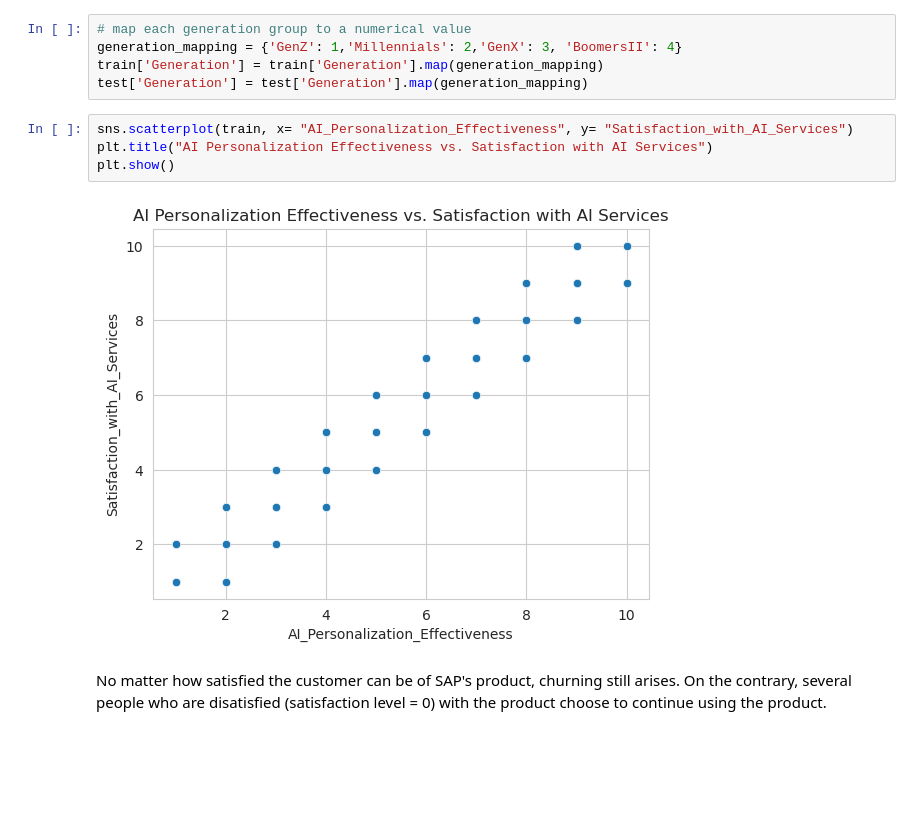
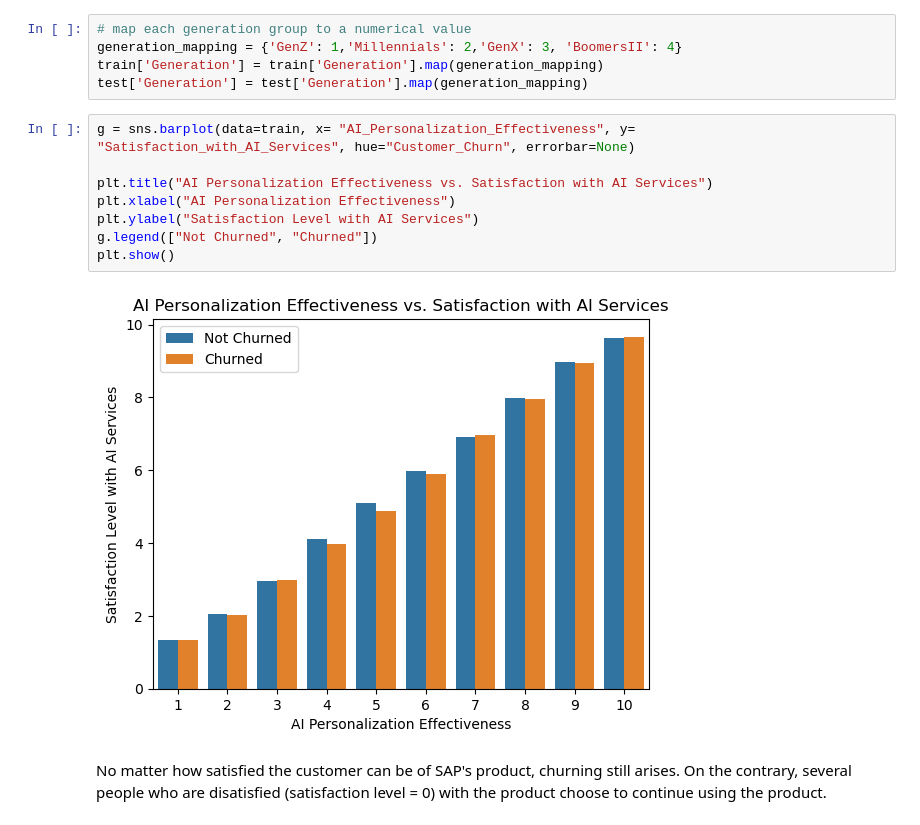
Before and after one commit to alim0118/customer-churn-predictor, a Jupyter notebook: Churn_Predictor.ipynb, the cells around one changed output. Saved outputs shown, nothing was run; the diff lists cells and outputs as text; blank space fills up the shorter version.

```diff
--- a/Churn_Predictor.ipynb
+++ b/Churn_Predictor.ipynb
@@ -252,11 +253,15 @@ generation_mapping = {'GenZ': 1,'Millennials': 2,'GenX': 3, 'BoomersII': 4}
 train['Generation'] = train['Generation'].map(generation_mapping)
 test['Generation'] = test['Generation'].map(generation_mapping)
 # %%
-sns.scatterplot(train, x= "AI_Personalization_Effectiveness", y= "Satisfaction_with_AI_Services")
+g = sns.barplot(data=train, x= "AI_Personalization_Effectiveness", y= "Satisfaction_with_AI_Services", hue="Customer_Churn", errorbar=None)
+
 plt.title("AI Personalization Effectiveness vs. Satisfaction with AI Services")
+plt.xlabel("AI Personalization Effectiveness")
+plt.ylabel("Satisfaction Level with AI Services")
+g.legend(["Not Churned", "Churned"])
 plt.show()
 # %% [output]
-[figure, old version]
+[figure, new version]
 # %% [markdown]
 No matter how satisfied the customer can be of SAP's product, churning still arises. On the contrary, several people who are disatisfied (satisfaction level = 0) with the product choose to continue using the product.
 # %%
```
Also changed, not shown: parts of 11 cells of this notebook.
